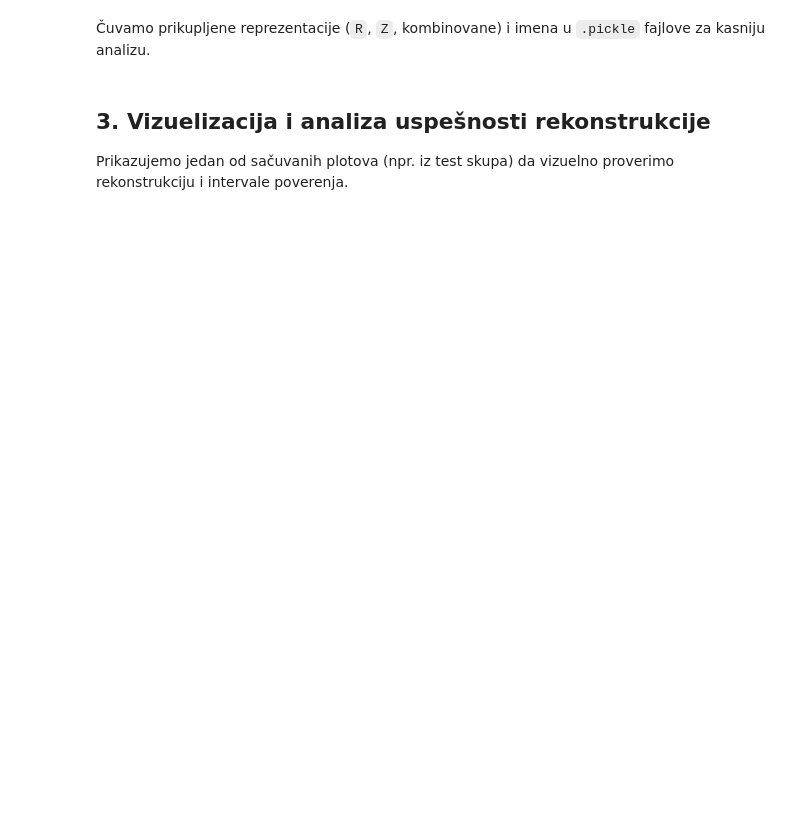
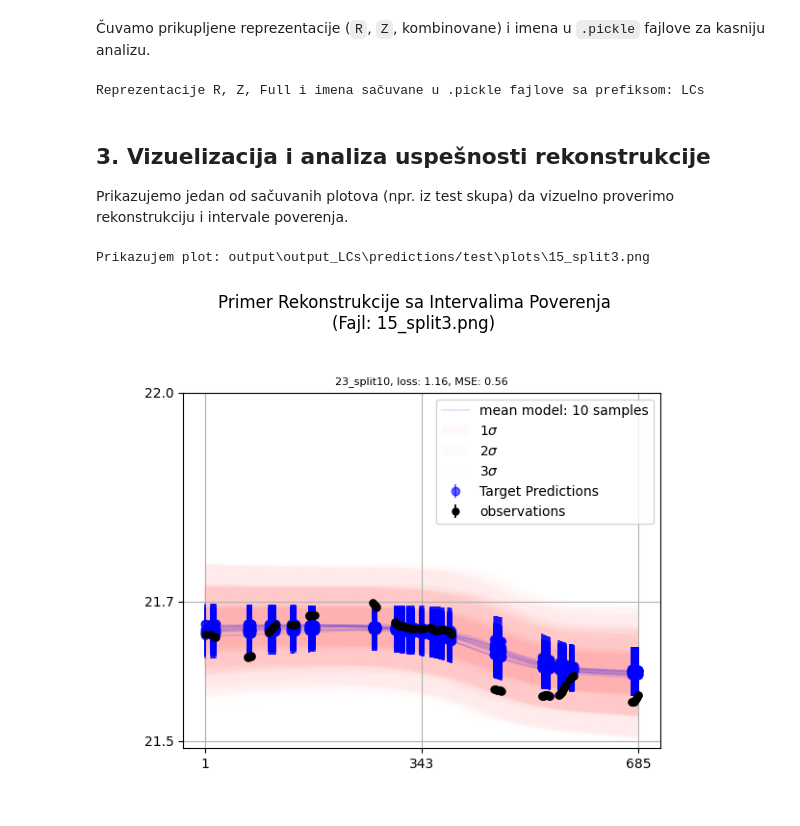
Before and after one commit to sajberk/efemeridska-astronomija-2, a Jupyter notebook: 3 - ALNP Prediction and Reconstruction.ipynb, the cells around one changed output. Cells and saved outputs as stored; diff of their text form; code cells hidden in the pictures; blank space fills up the shorter version.

```diff
--- a/3 - ALNP Prediction and Reconstruction.ipynb
+++ b/3 - ALNP Prediction and Reconstruction.ipynb
@@ -226,19 +234,21 @@ all_predicted_params.append(predicted_params_val)
 Čuvamo prikupljene reprezentacije (`R`, `Z`, kombinovane) i imena u `.pickle` fajlove za kasniju analizu.
 # %%
 # Čuvanje reprezentacija i imena
-with open(f'LCs_Rs.pickle', 'wb') as handle:
+with open(f'output/LCs_Rs.pickle', 'wb') as handle:
     pickle.dump(all_R_nested, handle)
 
-with open(f'LCs_zs.pickle', 'wb') as handle:
+with open(f'output/LCs_zs.pickle', 'wb') as handle:
     pickle.dump(all_z_nested, handle)
 
-with open(f'LCs_full_reps.pickle', 'wb') as handle:
+with open(f'output/LCs_full_reps.pickle', 'wb') as handle:
     pickle.dump(all_full_rep_nested, handle)
 
-with open(f'LCs_names.pickle', 'wb') as handle:
+with open(f'output/LCs_names.pickle', 'wb') as handle:
     pickle.dump(all_names_nested, handle)
 
 print(f"Reprezentacije R, Z, Full i imena sačuvane u .pickle fajlove sa prefiksom: LCs")
+# %% [output]
+Reprezentacije R, Z, Full i imena sačuvane u .pickle fajlove sa prefiksom: LCs
 # %% [markdown]
 ## 3. Vizuelizacija i analiza uspešnosti rekonstrukcije
 
@@ -246,12 +256,15 @@ Prikazujemo jedan od sačuvanih plotova (npr. iz test skupa) da vizuelno proveri
 # %%
 plot_directory = os.path.join(OUTPUT_PATH, 'test', 'plots')
 plot_files = glob.glob(os.path.join(plot_directory, '*.png'))
 
-# uzimamo prvi plot
-print(f"Prikazujem plot: {plot_files[0]}")
-img = mpimg.imread(plot_files[0])
+# uzimamo neki od plotova
+print(f"Prikazujem plot: {plot_files[2]}")
+img = mpimg.imread(plot_files[2])
 plt.figure(figsize=(10, 6))
 plt.imshow(img)
 plt.axis('off')
-plt.title(f"Primer Rekonstrukcije sa Intervalima Poverenja\n(Fajl: {os.path.basename( plot_files[0])})")
+plt.title(f"Primer Rekonstrukcije sa Intervalima Poverenja\n(Fajl: {os.path.basename( plot_files[2])})")
 plt.show()
+# %% [output]
+Prikazujem plot: output\output_LCs\predictions/test\plots\15_split3.png
+[figure, added]
```
Also changed, not shown: parts of 7 cells of this notebook.
